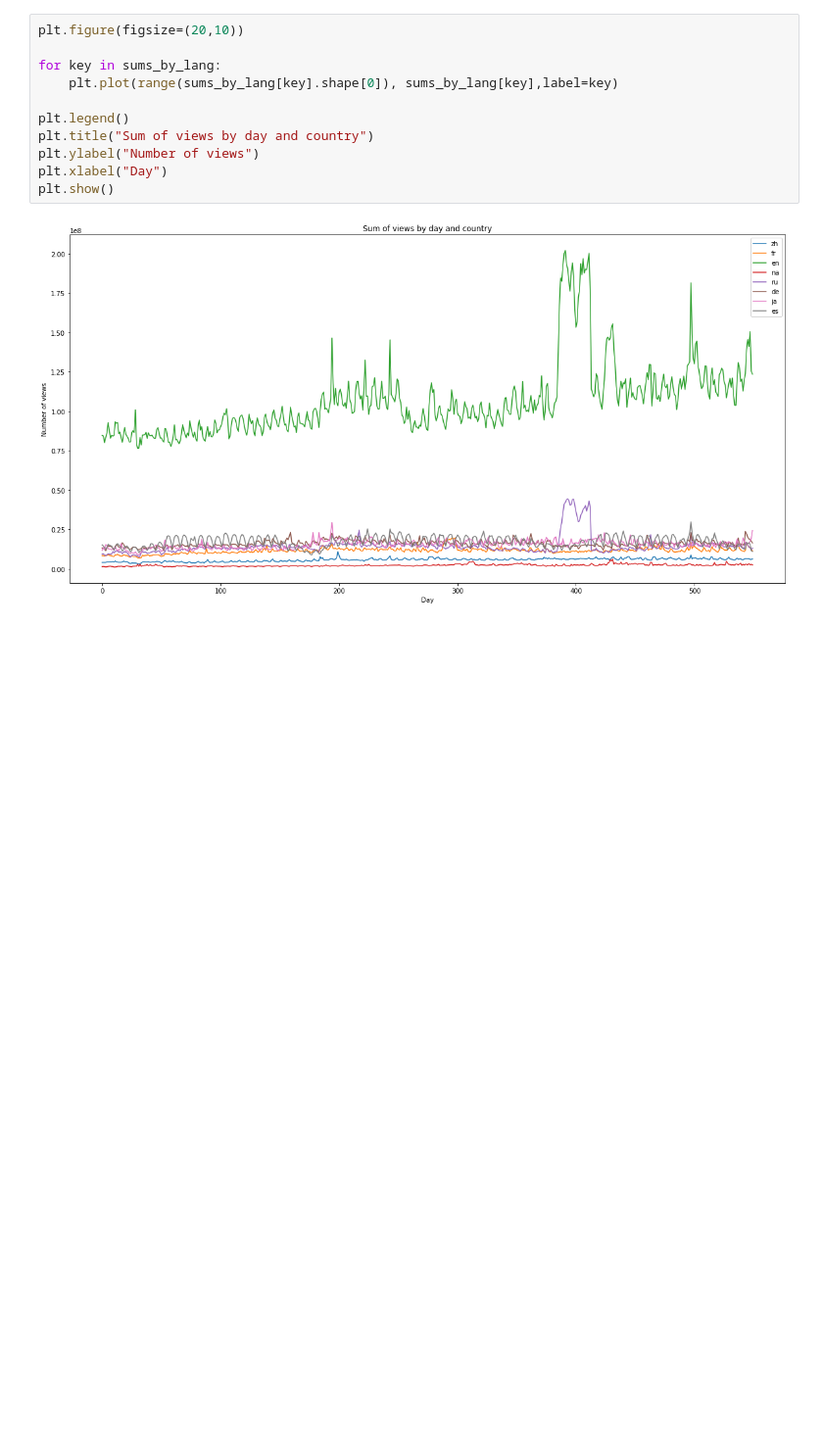
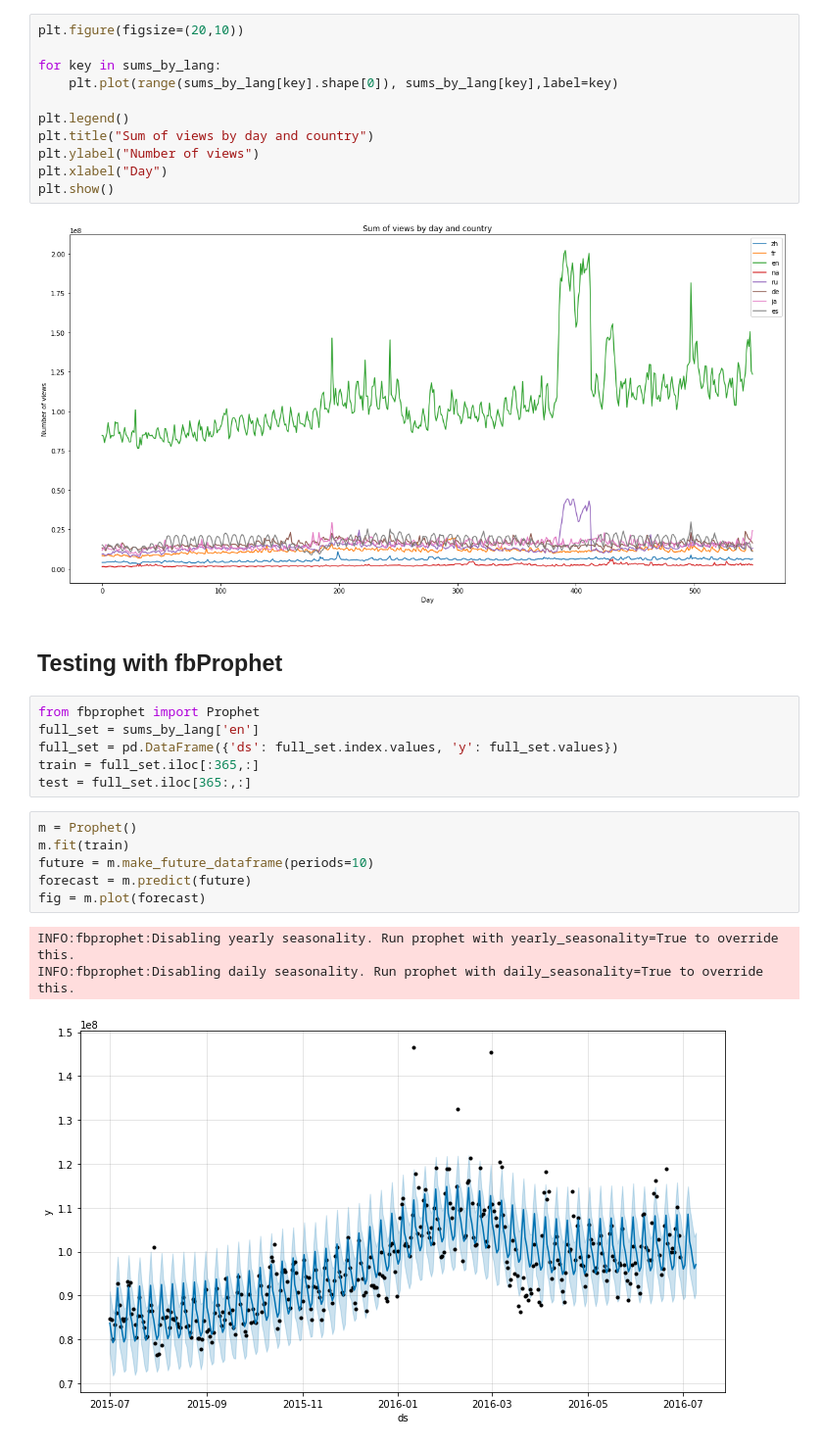
Before and after one commit to maximelovino/WikiForecasting, a Jupyter notebook: wiki_exploration.ipynb, the cells around one changed output. Shown at 98% size. Cells and saved outputs as stored; diff of their text form; blank space fills up the shorter version.

Commit message:
Progress on first models, arima, prophet
Co-authored-by: Matoran <4539516+Matoran@users.noreply.github.com>

```diff
--- a/wiki_exploration.ipynb
+++ b/wiki_exploration.ipynb
@@ -99,3 +116,21 @@ plt.xlabel("Day")
 plt.show()
 # %% [output]
 [figure]
+# %% [markdown]
+## Testing with fbProphet
+# %%
+from fbprophet import Prophet
+full_set = sums_by_lang['en']
+full_set = pd.DataFrame({'ds': full_set.index.values, 'y': full_set.values})
+train = full_set.iloc[:365,:]
+test = full_set.iloc[365:,:]
+# %%
+m = Prophet()
+m.fit(train)
+future = m.make_future_dataframe(periods=10)
+forecast = m.predict(future)
+fig = m.plot(forecast)
+# %% [output]
+INFO:fbprophet:Disabling yearly seasonality. Run prophet with yearly_seasonality=True to override this.
+INFO:fbprophet:Disabling daily seasonality. Run prophet with daily_seasonality=True to override this.
+[figure, added]
```
Also changed, not shown: parts of 9 cells of this notebook, 1 other file.
